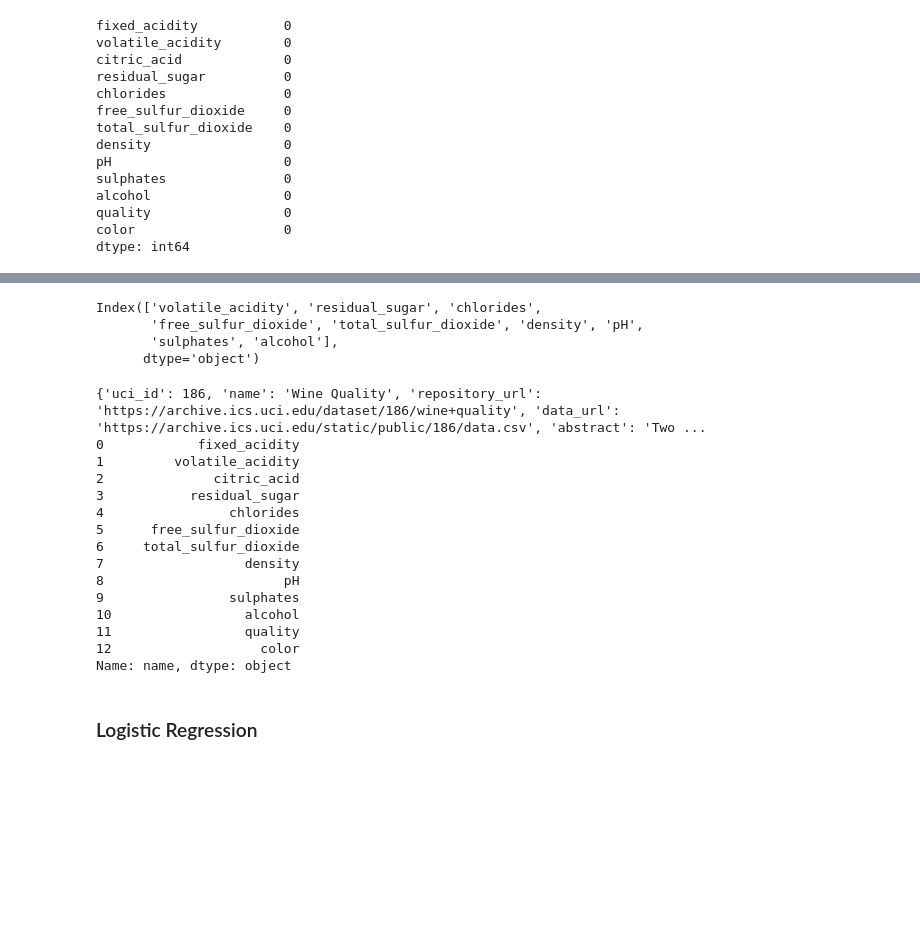
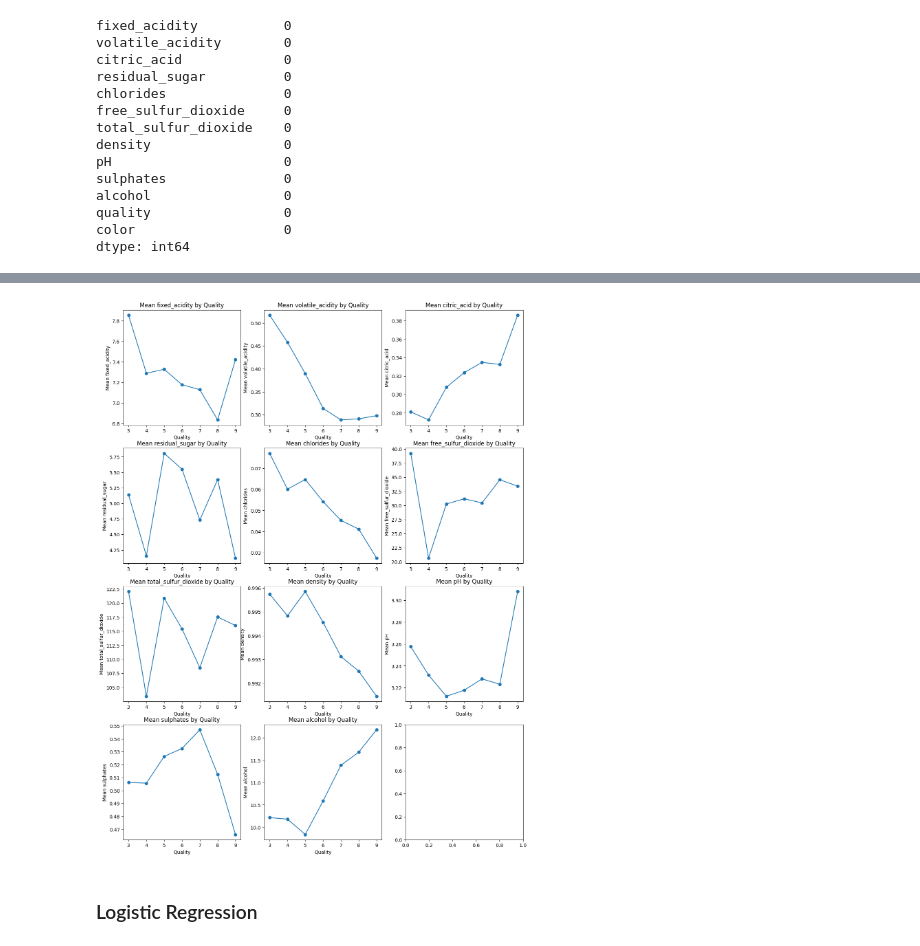
Before and after one commit to adrianrushing/stat4000-project, a Jupyter notebook: eda.ipynb, the cells around one changed output, grey strips where cells are left out. Drawn from its saved outputs; the diff is of its cells as text; code cells hidden in the pictures; blank space fills up the shorter version.

```diff
--- a/eda.ipynb
+++ b/eda.ipynb
@@ -109,7 +74,3 @@ dtype: object
 Empty DataFrame
 Columns: [fixed_acidity, volatile_acidity, citric_acid, residual_sugar, chlorides, free_sulfur_dioxide, total_sulfur_dioxide, density, pH, sulphates, alcohol, quality, color]
 Index: []
-# %%
-# Groupby the 'quality' column and calculate the mean of all other columns excluding non-numeric columns (color)
-mean_quality = df.groupby('quality').mean(numeric_only=True)
-mean_quality.plot(kind='bar', figsize=(18, 9))
@@ -159,45 +77,25 @@ strong multicollinearity or other numerical problems.
-# %%
-
-# Extract p-values from the summary
-p_values = model_stats.pvalues
-
-# Filter variables with p-values less than 0.05
-significant_vars = p_values[p_values < 0.05].index
-
-# Print the names of the significant variables
-print(significant_vars)
-
-X_reduce = X[significant_vars]
-# %% [output]
-Index(['volatile_acidity', 'residual_sugar', 'chlorides',
-       'free_sulfur_dioxide', 'total_sulfur_dioxide', 'density', 'pH',
-       'sulphates', 'alcohol'],
-      dtype='object')
-# %%
-
-
-# metadata
-print(wine_quality.metadata)
-
-# variable information
-print(wine_quality.variables["name"])
-# list = ""
-# for name in wine_quality.variables["name"]:
-#     list += name + ", "
-#     print(list)
-# %% [output]
-{'uci_id': 186, 'name': 'Wine Quality', 'repository_url': 'https://archive.ics.uci.edu/dataset/186/wine+quality', 'data_url': 'https://archive.ics.uci.edu/static/public/186/data.csv', 'abstract': 'Two ...
-0            fixed_acidity
-1         volatile_acidity
-2              citric_acid
-3           residual_sugar
-4                chlorides
-5      free_sulfur_dioxide
-6     total_sulfur_dioxide
-7                  density
-8                       pH
-9                sulphates
-10                 alcohol
-11                 quality
-12                   color
-Name: name, dtype: object
+# %%
+# Groupby the 'quality' column and calculate the mean of all other columns excluding non-numeric columns (color)
+
+import matplotlib.pyplot as plt
+import numpy as np
+
+predictors = []
+for col in df.columns:
+    if col != "quality" and col != "color":
+        predictors.append(col)
+
+# Create graphs
+fig, axes = plt.subplots(4, 3, figsize=(15, 5 * 4))
+axes = axes.flatten()
+
+for i, col in enumerate(predictors):
+    mean_quality = df.groupby("quality")[col].mean(numeric_only=True)
+    axes[i].plot(mean_quality.index, mean_quality.values, marker='o')
+    axes[i].set_title(f"Mean {col} by Quality")
+    axes[i].set_xlabel("Quality")
+    axes[i].set_ylabel(f"Mean {col}")
+
+plt.show()
+# %% [output]
+[figure, added]
```
Also changed, not shown: parts of 14 cells of this notebook.
